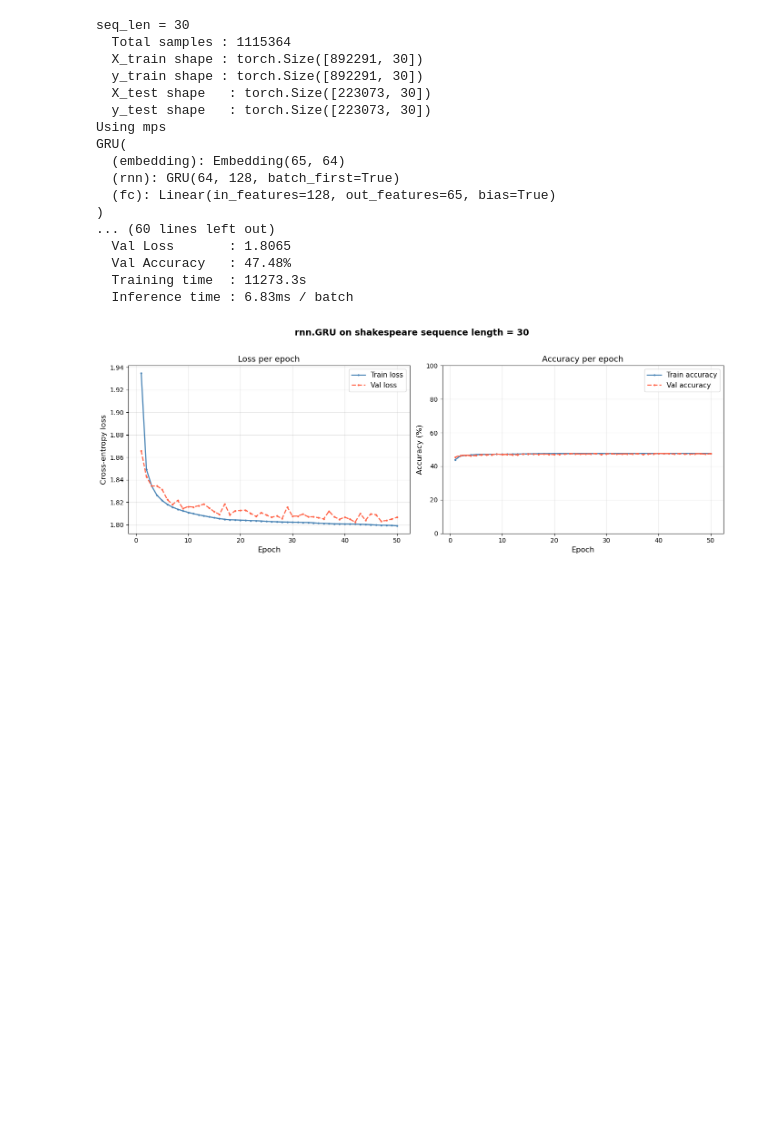
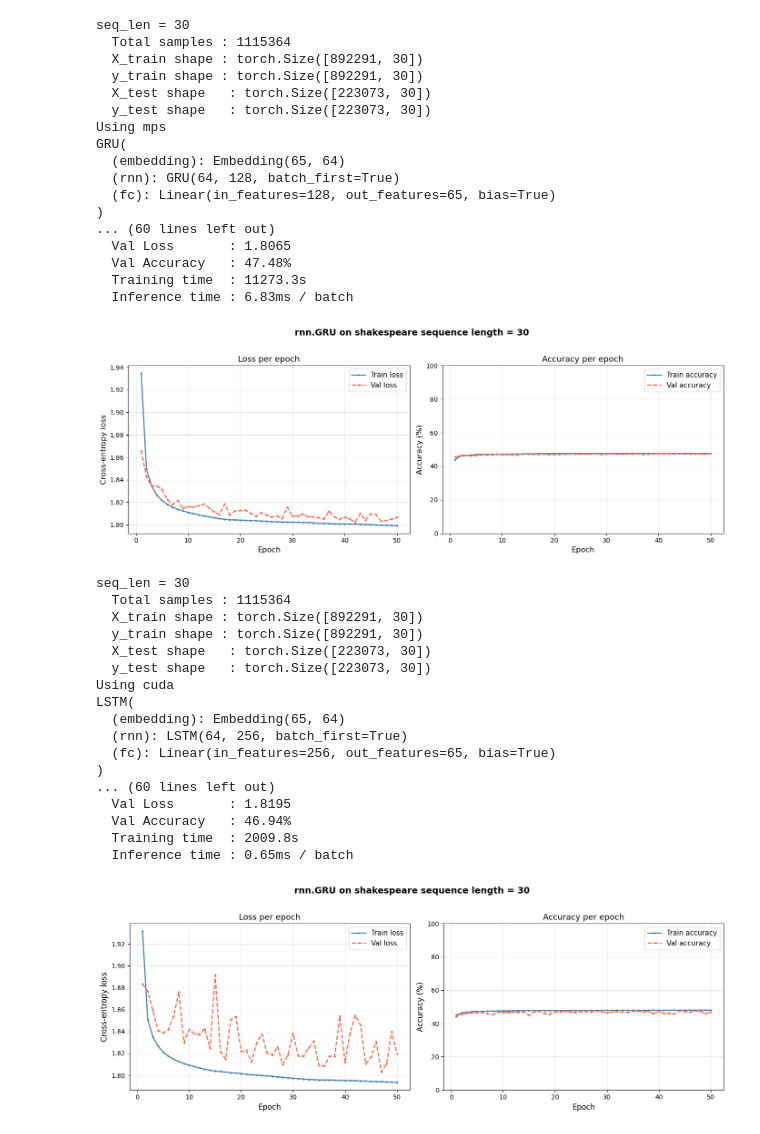
Before and after one commit to runo313/Deep-Learning, a Jupyter notebook: RNNs/RNN.ipynb, the cells around one changed output. Cells and saved outputs as stored; diff of their text form; code cells hidden in the pictures; blank space fills up the shorter version.

Commit message:
completed last and grueling on Shakespeare dataset

```diff
--- a/RNNs/RNN.ipynb
+++ b/RNNs/RNN.ipynb
@@ -808,3 +808,43 @@ GRU(
   Training time  : 11273.3s
   Inference time : 6.83ms / batch
 [figure]
+# %%
+X_train, X_test, y_train, y_test = create_input_output_seq(shakespeare_encoded_text, 30)
+lstm_exp = LSTM(eta = 0.001,n_iter = 50,batch_size= 128,random_state = 42,embed_size= 64,vocab_size= 65,hidden_size= 256)
+
+print(lstm_exp)
+lstm_exp.fit(X_train, y_train, X_test, y_test)
+
+total, trainable = count_parameters(lstm_exp)
+print(f"Total parameters    : {total:,}")
+print(f"Trainable parameters: {trainable:,}")
+(f"Model size: {model_size_mb(lstm_exp):.3f} MB")
+sample = X_test[:32]
+gru_inference_ms  = measure_inference_time(lstm_exp,  sample)
+#print(f"GRU  inference: {gru_inference_ms:.2f}ms per batch")
+
+model_summary("GRU shakespeare data seq_len=20", lstm_exp,
+              lstm_exp.val_losses_[-1],
+              lstm_exp.val_accuracies_[-1],
+              lstm_exp.training_time_,
+              gru_inference_ms)
+plot_curves(lstm_exp, title='rnn.GRU on shakespeare sequence length = 30')
+# %% [output]
+seq_len = 30
+  Total samples : 1115364
+  X_train shape : torch.Size([892291, 30])
+  y_train shape : torch.Size([892291, 30])
+  X_test shape   : torch.Size([223073, 30])
+  y_test shape   : torch.Size([223073, 30])
+Using cuda
+LSTM(
+  (embedding): Embedding(65, 64)
+  (rnn): LSTM(64, 256, batch_first=True)
+  (fc): Linear(in_features=256, out_features=65, bias=True)
+)
+... (60 lines left out)
+  Val Loss       : 1.8195
+  Val Accuracy   : 46.94%
+  Training time  : 2009.8s
+  Inference time : 0.65ms / batch
+[figure, added]
```
Also changed, not shown: parts of 4 cells of this notebook.
